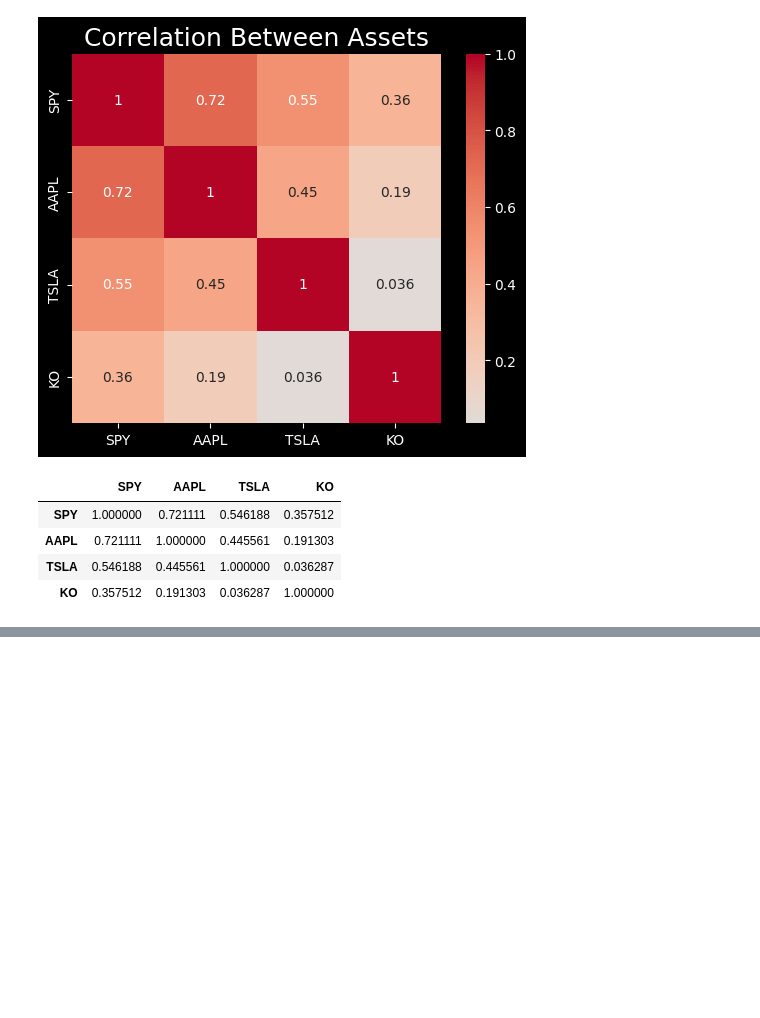
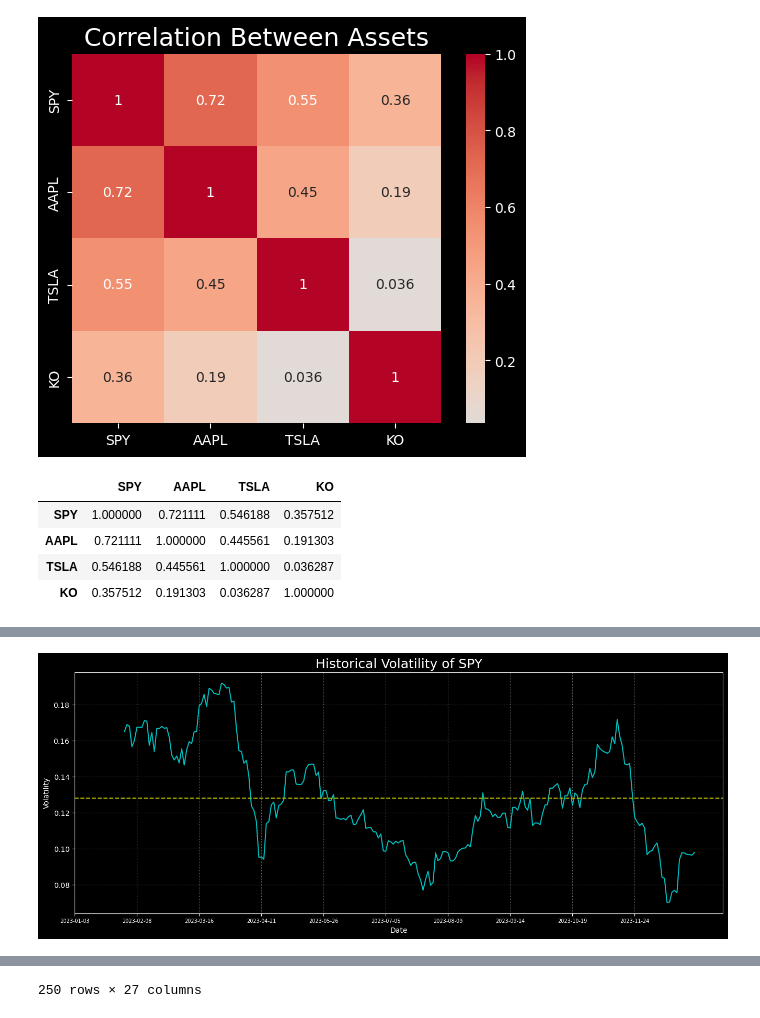
Before and after one commit to AndryADSM/Asset-Analyzer, a Jupyter notebook: asset_analyzer.ipynb, the cells around one changed output, grey strips where cells are left out. Drawn from its saved outputs; the diff is of its cells as text; code cells hidden in the pictures; blank space fills up the shorter version.

```diff
--- a/asset_analyzer.ipynb
+++ b/asset_analyzer.ipynb
@@ -1370,0 +1379,66 @@ Sharpe Ratio for SPY: -5.899477442859234
+# %%
+def calculate_historical_volatility(
+        data:   pd.DataFrame,
+        ticker: str,
+        start:  str | None = None,
+        end:    str | None = None,
+        *,
+        use_price: str  = 'Close',
+        window:    int  = 20,
+        add_col:   bool = True,
+        plot:      bool = True,
+        style:     str  = 'dark_background',
+        figsize:   tuple[int] | None = None,
+        color:     str  = 'c'
+) -> pd.DataFrame:
+    """
+        Docs
+    """
+
+    data_to_use = data.loc[start:end][ticker][use_price]
+
+    log_return = np.log(data_to_use / data_to_use.shift(1))
+    volatility = log_return.rolling(window=window).std() * np.sqrt(252)
+
+    # Plot
+    if plot:
+        # Prepate data to plot
+        data_to_plot = volatility.copy()
+        date_format = '%Y-%m-%d'
+        if data_to_plot.index.name == 'Datetime':
+            date_format = '%Y-%m-%d %H:%M'
+        data_to_plot.index = data_to_plot.index.strftime(date_format)
+
+        if figsize is None:
+            figsize = (16, 6)
+
+        # Plot
+        with plt.style.context(style):
+            plt.figure(figsize=figsize)
+            plt.title(f'Historical Volatility of {ticker}', size=18)
+
+            plt.plot(data_to_plot, color=color)
+            plt.axhline(data_to_plot.mean(), color='y', linestyle='--')
+
+            plt.grid(which='major', color='grey', zorder=0, linestyle=':')
+            plt.xticks(np.arange(len(data_to_plot),
+                                step=max(len(data_to_plot) // 10, 1)),
+                    size=7)
+            plt.xlabel('Date')
+            plt.ylabel('Volatility')
+            plt.show()
+
+    if add_col:
+        df = data.copy()
+        df[('Calculations', 'Log Return')] = log_return
+        df[('Calculations', 'Volatility')] = volatility
+        return df
+    else:
+        df = pd.DataFrame([log_return, volatility],
+                          index=['Log Return', 'Volatility'])
+        return df.T
+
+data_with_calcs = calculate_historical_volatility(data_with_calcs, 'SPY')
+data_with_calcs
+# %% [output]
+[figure, added]
@@ -1370,0 +1459 @@ Sharpe Ratio for SPY: -5.899477442859234
+250 rows × 27 columns
```
Also changed, not shown: parts of 8 cells of this notebook.
